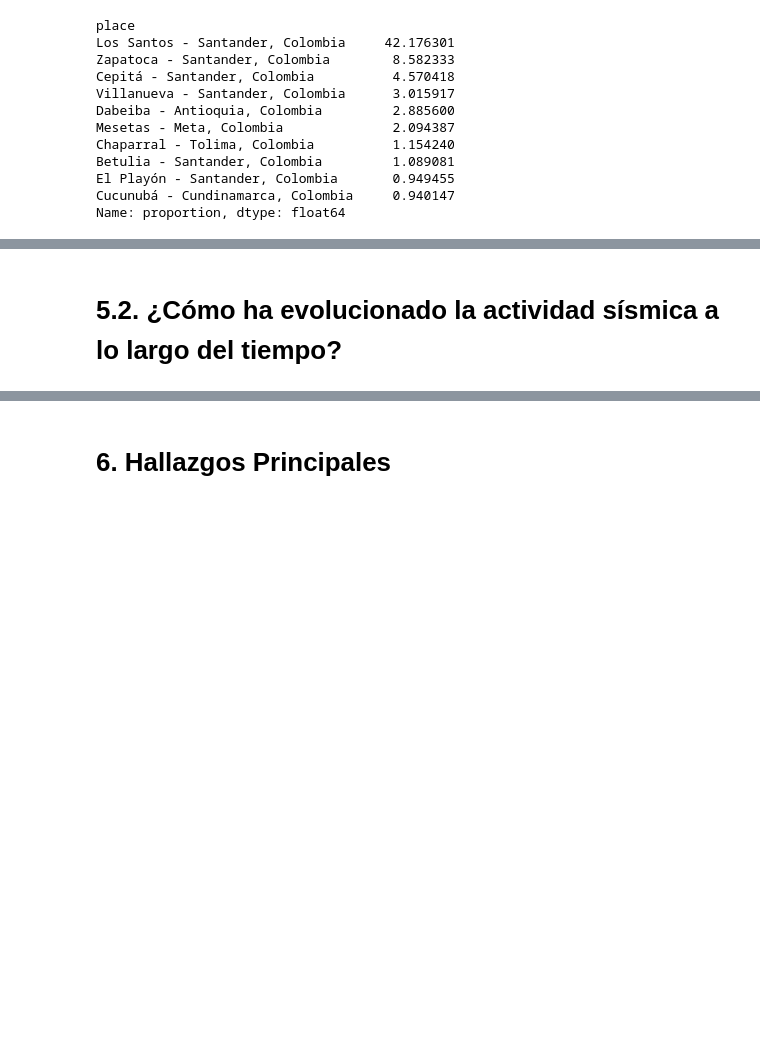
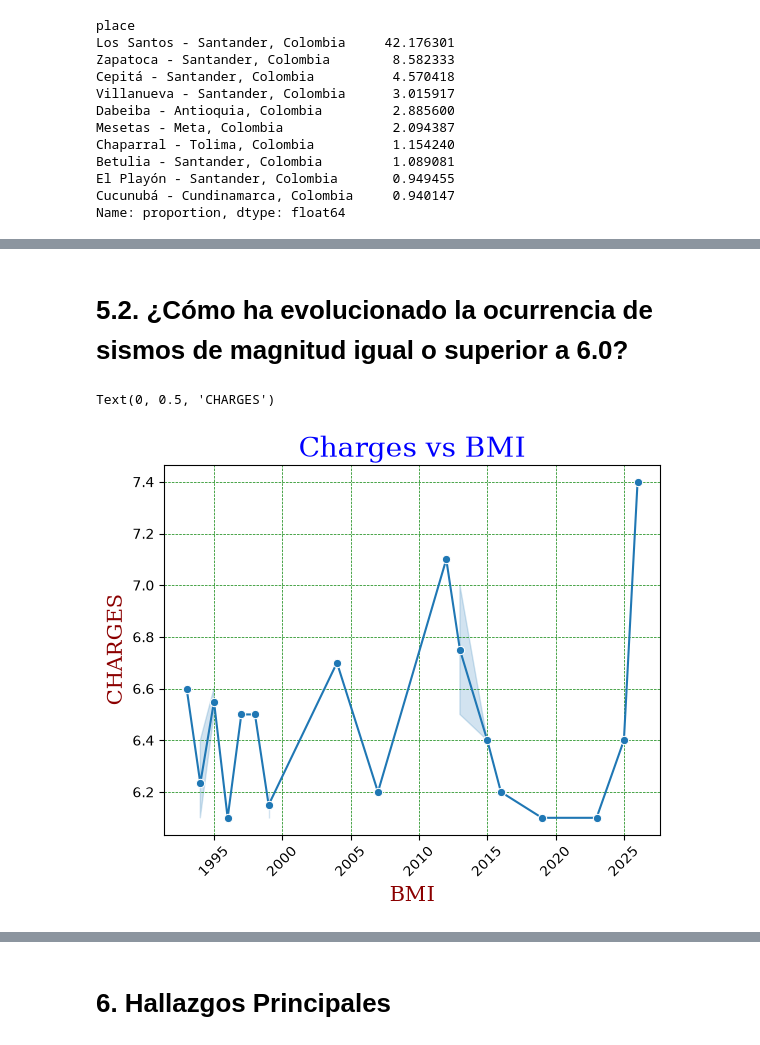
Before and after one commit to FoxJaeger007/Colombia-Seismic-Analysis, a Jupyter notebook: Notebooks/Colombia-Seismic-Analysis.ipynb, the cells around one changed output, grey strips where cells are left out. Drawn from its saved outputs; the diff is of its cells as text; code cells hidden in the pictures; blank space fills up the shorter version.

```diff
--- a/Notebooks/Colombia-Seismic-Analysis.ipynb
+++ b/Notebooks/Colombia-Seismic-Analysis.ipynb
@@ -390,2 +436,24 @@ Cucunubá - Cundinamarca, Colombia     0.940147
 # %% [markdown]
-# 5.2. ¿Cómo ha evolucionado la actividad sísmica a lo largo del tiempo?
+# 5.2. ¿Cómo ha evolucionado la ocurrencia de sismos de magnitud igual o superior a 6.0?
+# %%
+df_big_sis = df_cl[(df_cl["magnitude_class"].isin(["Fuerte","Mayor", "Gran terremoto"])) & (df_cl["place"].str.contains("Colombia"))]
+# %%
+plt.grid(color = 'green', linestyle = '--', linewidth = .5)     #Refeire a la malla
+
+sns.lineplot(
+    data=df_big_sis,                                      #Base de datos fuente
+    x="year",                                              #Columna de datos para X
+    y="magnitude",                                                  #Columna de datos para Y
+    marker="o"                                                  #Simbolo de los puntos
+)
+
+font1 = {'family':'serif','color':'blue','size':20}             #Diccionario para personalizador de label
+font2 = {'family':'serif','color':'darkred','size':15}          #Diccionario para personalizador de label
+
+plt.title("Charges vs BMI", fontdict = font1)                   #Titulo del Grafico
+plt.xlabel("BMI", fontdict = font2)                             #Titulo en X
+plt.xticks(rotation=45)                                         #Para rotar el eje X
+plt.ylabel("CHARGES", fontdict = font2)                         #Titulo en Y
+# %% [output]
+Text(0, 0.5, 'CHARGES')
+[figure, added]
```
Also changed, not shown: parts of 24 cells of this notebook, 1 other file.
